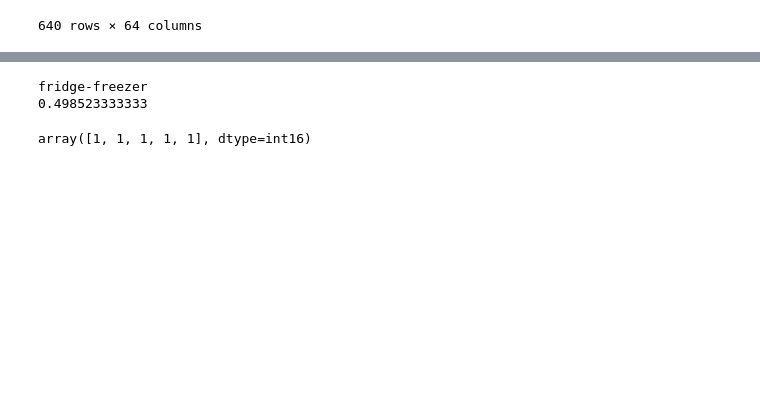
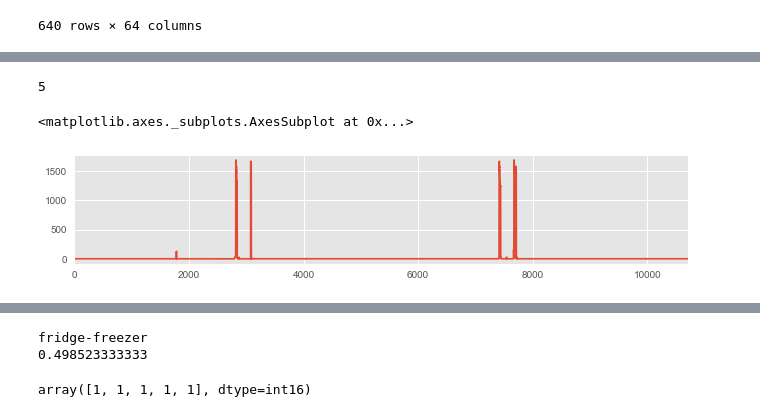
Before and after one commit to sipolac/thesis, a Jupyter notebook: py/explore_and_clean.ipynb, the cells around one changed output, grey strips where cells are left out. Drawn from its saved outputs; the diff is of its cells as text; code cells hidden in the pictures; blank space fills up the shorter version.

```diff
--- a/py/explore_and_clean.ipynb
+++ b/py/explore_and_clean.ipynb
@@ -362,0 +358,21 @@ NameError: global name 'get_house_app_tuples' is not defined
+# %%
+house_id = 8
+app_name = 'microwave'
+dt_start = datetime(2014,9,25)
+
+params = make_app_params_dict()[app_name]
+app_num = get_app_nums(house_id, app_name)[0]
+
+ts_series = load_ts(house_id)
+aligned_arrays, ts_mask = get_aligned_ts_mask_for_day(ts_series, dt_start, 6)
+
+app_power = load_app(house_id, app_num)[ts_mask]
+print get_num_activations(app_power,
+                          ts_series[ts_mask],
+                          params)
+
+plot_series(app_power, figsize=(11,2))
+# %% [output]
+5
+<matplotlib.axes._subplots.AxesSubplot at 0x...>
+[figure, added]
```
Also changed, not shown: parts of 15 cells of this notebook, 3 other files.
